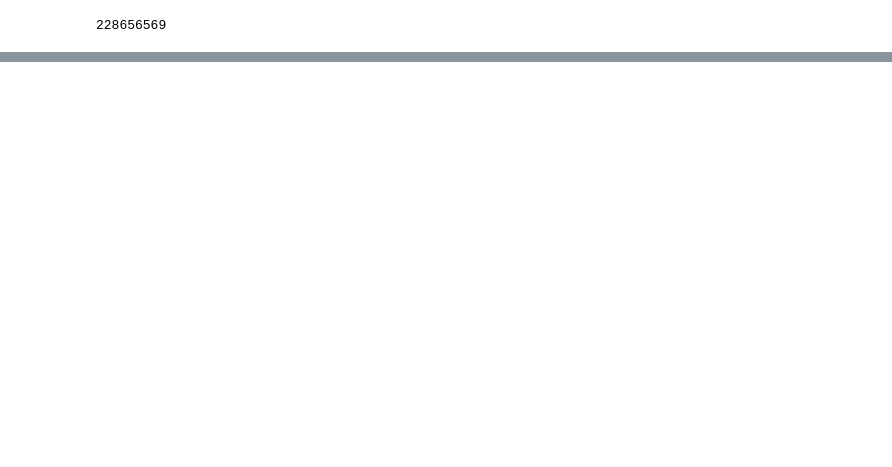
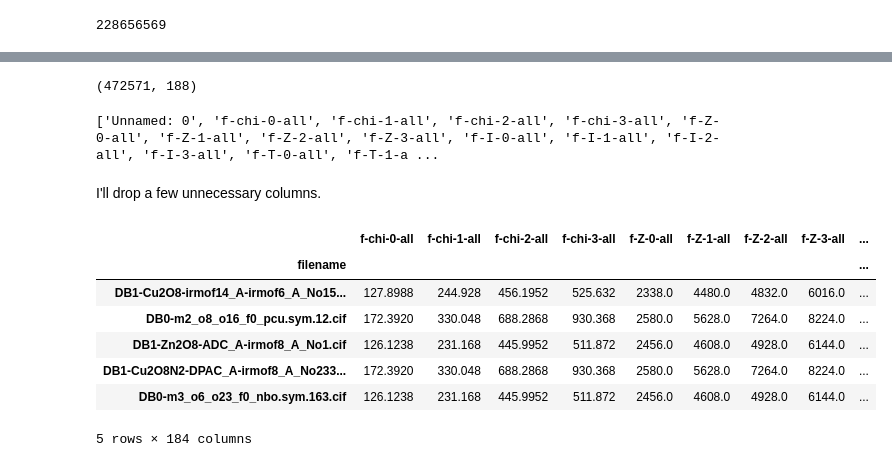
Before and after one commit to zjbrown0689/MOF-Capstone, a Jupyter notebook: notebooks/1_data_wrangling_ARC_mof.ipynb, the cells around one changed output, grey strips where cells are left out. Drawn from its saved outputs; the diff is of its cells as text; code cells hidden in the pictures; blank space fills up the shorter version.

```diff
--- a/notebooks/1_data_wrangling_ARC_mof.ipynb
+++ b/notebooks/1_data_wrangling_ARC_mof.ipynb
@@ -199,0 +307,3 @@ merged.shape
+# %%
+racs = pd.read_csv('../data/raw/racs.csv')
+racs.head()
@@ -199,0 +318,24 @@ merged.shape
+# %%
+racs.shape
+# %% [output]
+(472571, 188)
+# %%
+print(racs.columns.tolist())
+# %% [output]
+['Unnamed: 0', 'f-chi-0-all', 'f-chi-1-all', 'f-chi-2-all', 'f-chi-3-all', 'f-Z-0-all', 'f-Z-1-all', 'f-Z-2-all', 'f-Z-3-all', 'f-I-0-all', 'f-I-1-all', 'f-I-2-all', 'f-I-3-all', 'f-T-0-all', 'f-T-1-a ...
+# %% [markdown]
+I'll drop a few unnecessary columns.
+# %%
+racs.drop(columns=['ARC_MOF', 'DB_num', 'Unnamed: 0'], inplace=True)
+racs.set_index('filename', inplace=True)
+# %%
+racs.head()
+# %% [output]
+|  | f-chi-0-all | f-chi-1-all | f-chi-2-all | f-chi-3-all | f-Z-0-all | f-Z-1-all | f-Z-2-all | f-Z-3-all | ... |
+| filename |  |  |  |  |  |  |  |  | ... |
+| DB1-Cu2O8-irmof14_A-irmof6_A_No15... | 127.8988 | 244.928 | 456.1952 | 525.632 | 2338.0 | 4480.0 | 4832.0 | 6016.0 | ... |
+| DB0-m2_o8_o16_f0_pcu.sym.12.cif | 172.3920 | 330.048 | 688.2868 | 930.368 | 2580.0 | 5628.0 | 7264.0 | 8224.0 | ... |
+| DB1-Zn2O8-ADC_A-irmof8_A_No1.cif | 126.1238 | 231.168 | 445.9952 | 511.872 | 2456.0 | 4608.0 | 4928.0 | 6144.0 | ... |
+| DB1-Cu2O8N2-DPAC_A-irmof8_A_No233... | 172.3920 | 330.048 | 688.2868 | 930.368 | 2580.0 | 5628.0 | 7264.0 | 8224.0 | ... |
+| DB0-m3_o6_o23_f0_nbo.sym.163.cif | 126.1238 | 231.168 | 445.9952 | 511.872 | 2456.0 | 4608.0 | 4928.0 | 6144.0 | ... |
+5 rows × 184 columns
```
Also changed, not shown: parts of 55 cells of this notebook.
